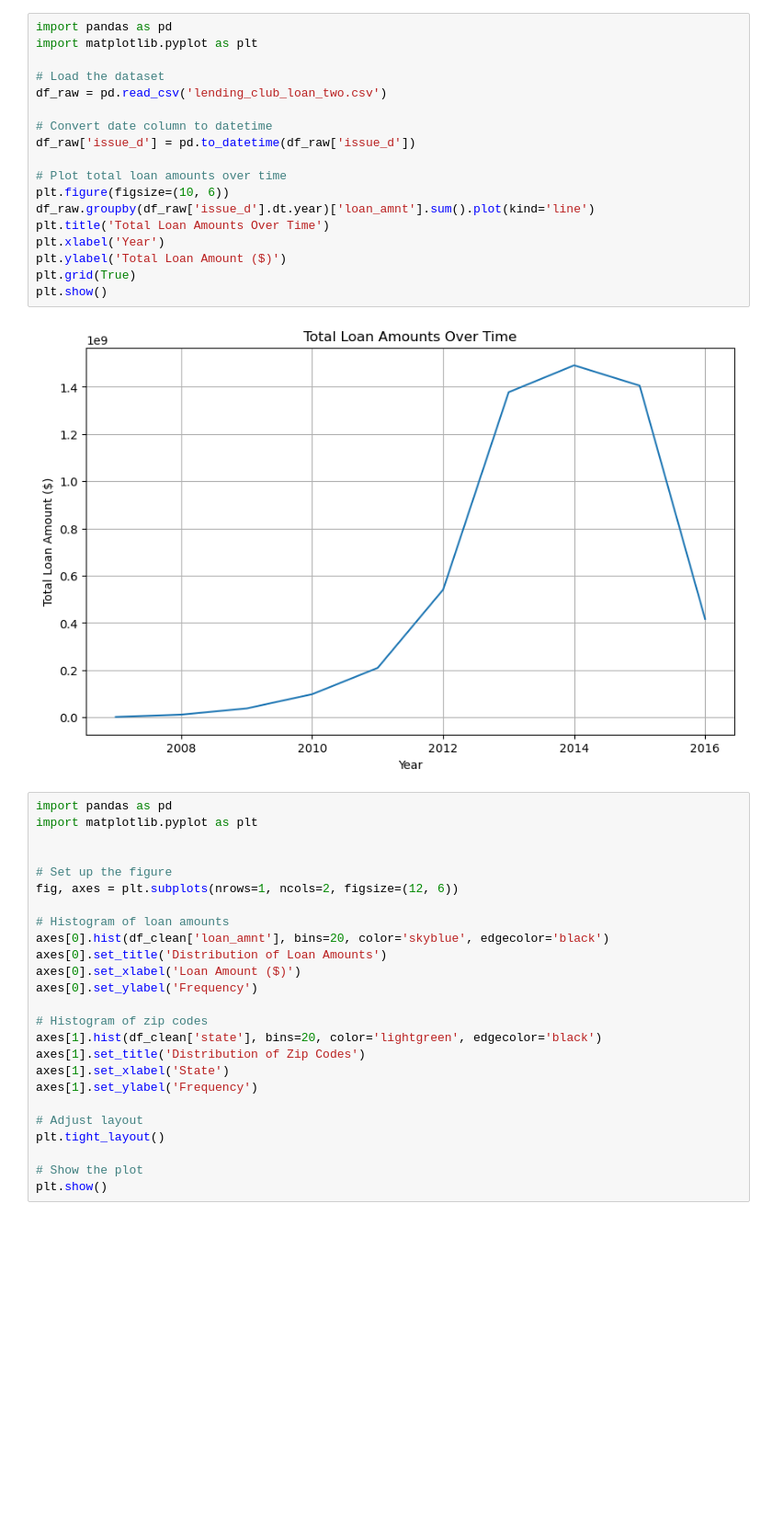
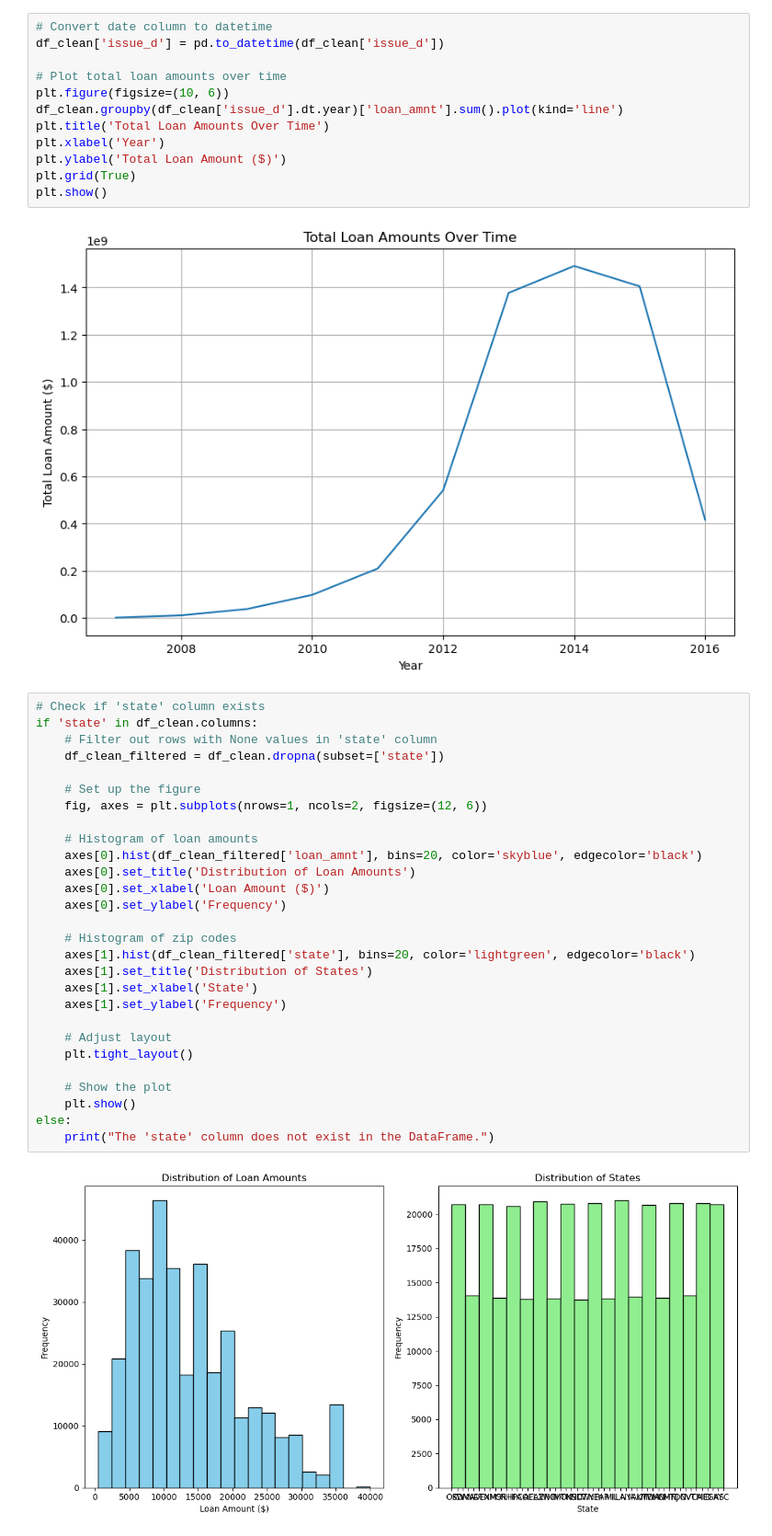
Before and after one commit to SaadNasir92/Group_project_1_SMU, a Jupyter notebook: project_ly.ipynb, the cells around one changed output. Shown at 92% size. Cells and saved outputs as stored; diff of their text form; blank space fills up the shorter version.

```diff
--- a/project_ly.ipynb
+++ b/project_ly.ipynb
@@ -123,16 +147,10 @@ else:
 # %%
-import pandas as pd
-import matplotlib.pyplot as plt
-
-# Load the dataset
-df_raw = pd.read_csv('lending_club_loan_two.csv')
-
 # Convert date column to datetime
-df_raw['issue_d'] = pd.to_datetime(df_raw['issue_d'])
+df_clean['issue_d'] = pd.to_datetime(df_clean['issue_d'])
 
 # Plot total loan amounts over time
 plt.figure(figsize=(10, 6))
-df_raw.groupby(df_raw['issue_d'].dt.year)['loan_amnt'].sum().plot(kind='line')
+df_clean.groupby(df_clean['issue_d'].dt.year)['loan_amnt'].sum().plot(kind='line')
 plt.title('Total Loan Amounts Over Time')
 plt.xlabel('Year')
 plt.ylabel('Total Loan Amount ($)')
@@ -141,27 +159,32 @@ plt.show()
 # %% [output]
 [figure]
 # %%
-import pandas as pd
-import matplotlib.pyplot as plt
+# Check if 'state' column exists
+if 'state' in df_clean.columns:
+    # Filter out rows with None values in 'state' column
+    df_clean_filtered = df_clean.dropna(subset=['state'])
 
+    # Set up the figure
+    fig, axes = plt.subplots(nrows=1, ncols=2, figsize=(12, 6))
 
-# Set up the figure
-fig, axes = plt.subplots(nrows=1, ncols=2, figsize=(12, 6))
+    # Histogram of loan amounts
+    axes[0].hist(df_clean_filtered['loan_amnt'], bins=20, color='skyblue', edgecolor='black')
+    axes[0].set_title('Distribution of Loan Amounts')
+    axes[0].set_xlabel('Loan Amount ($)')
+    axes[0].set_ylabel('Frequency')
 
-# Histogram of loan amounts
-axes[0].hist(df_clean['loan_amnt'], bins=20, color='skyblue', edgecolor='black')
-axes[0].set_title('Distribution of Loan Amounts')
-axes[0].set_xlabel('Loan Amount ($)')
-axes[0].set_ylabel('Frequency')
+    # Histogram of zip codes
+    axes[1].hist(df_clean_filtered['state'], bins=20, color='lightgreen', edgecolor='black')
+    axes[1].set_title('Distribution of States')
+    axes[1].set_xlabel('State')
+    axes[1].set_ylabel('Frequency')
 
-# Histogram of zip codes
-axes[1].hist(df_clean['state'], bins=20, color='lightgreen', edgecolor='black')
-axes[1].set_title('Distribution of Zip Codes')
-axes[1].set_xlabel('State')
-axes[1].set_ylabel('Frequency')
+    # Adjust layout
+    plt.tight_layout()
 
-# Adjust layout
-plt.tight_layout()
-
-# Show the plot
-plt.show()
+    # Show the plot
+    plt.show()
+else:
+    print("The 'state' column does not exist in the DataFrame.")
+# %% [output]
+[figure, added]
```
Also changed, not shown: parts of 5 cells of this notebook.
